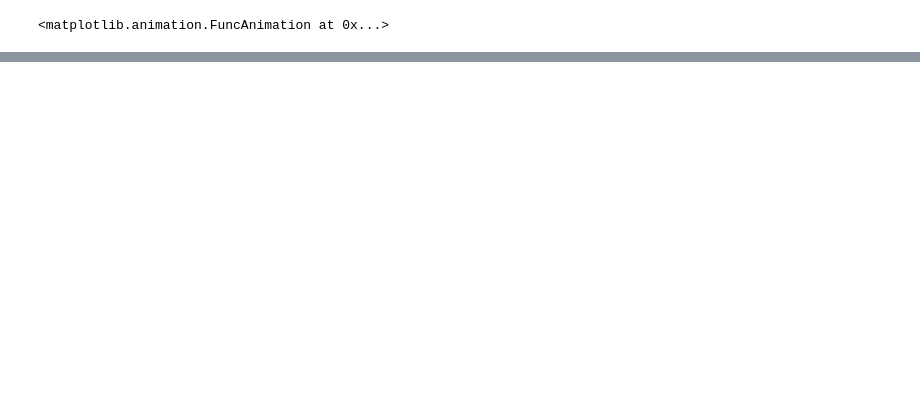
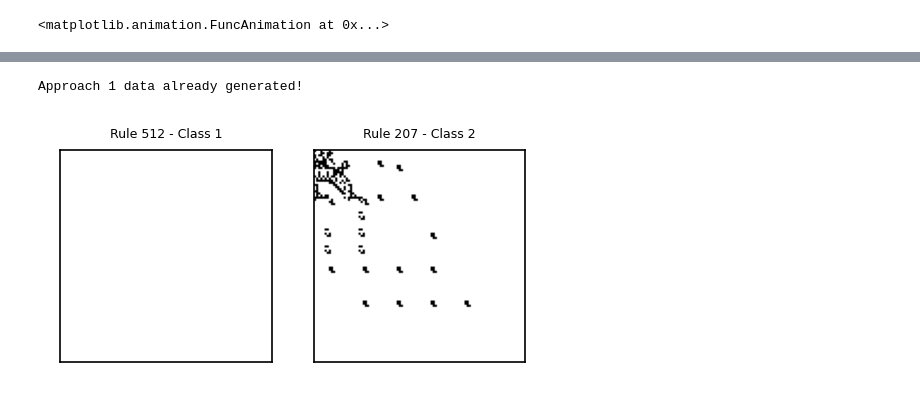
Before and after one commit to Xabilahu/Adversarial-Example-on-2D-Cellular-Automata, a Jupyter notebook: Adversarial_Examples_on_2D_CA.ipynb, the cells around one changed output, grey strips where cells are left out. Cells and saved outputs as stored; diff of their text form; code cells hidden in the pictures; blank space fills up the shorter version.

```diff
--- a/Adversarial_Examples_on_2D_CA.ipynb
+++ b/Adversarial_Examples_on_2D_CA.ipynb
@@ -189,0 +433,32 @@ anim
+# %%
+try:
+    os.mkdir('images/approach_1')
+    os.mkdir('images/approach_1/1')
+    os.mkdir('images/approach_1/2')
+
+    dst_path_name = 'images/approach_1/1'
+    for i in range(1,10,1):
+        src_path_name = f'images/raw/{i}'
+        if i == 5:
+            dst_path_name = 'images/approach_1/2'
+        for i in os.listdir(src_path_name):
+            os.symlink(os.path.realpath(f'{src_path_name}/{i}'), f'{dst_path_name}/{i}')
+except FileExistsError:
+    print('Approach 1 data already generated!')
+# %% [output]
+Approach 1 data already generated!
+# %%
+plt.figure(figsize=(4,4))
+for i in range(1,3,1):
+    path_name = f'images/approach_1/{i}'
+    image_name = random.choice(os.listdir(path_name))
+    ax = plt.subplot(1,2,i)
+    ax.imshow(mpimg.imread(os.path.realpath(f'{path_name}/{image_name}')))
+    ax.set_title(f'Rule {image_name[:-4]} - Class {i}', fontsize=6)
+    ax.set_xticks([])
+    ax.set_yticks([])
+
+plt.show()
+plt.close()
+# %% [output]
+[figure, added]
```
Also changed, not shown: parts of 49 cells of this notebook, 1 other file.
